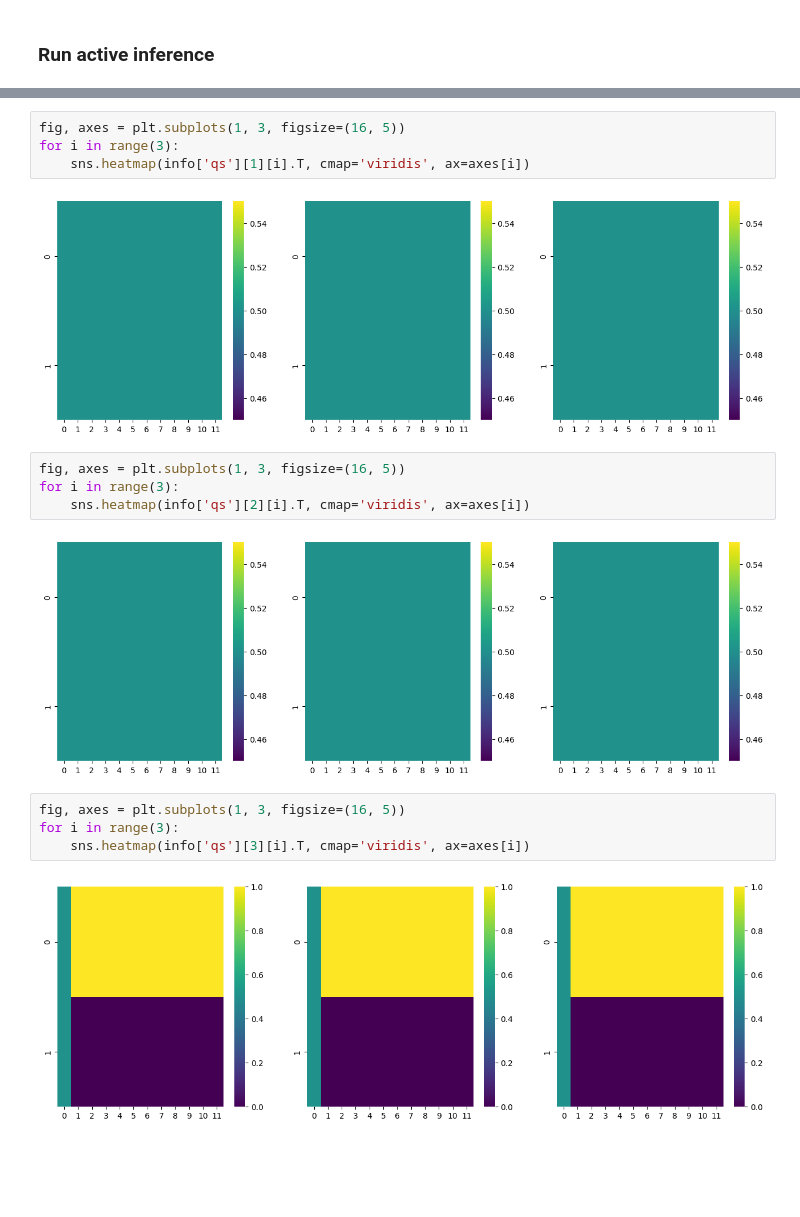
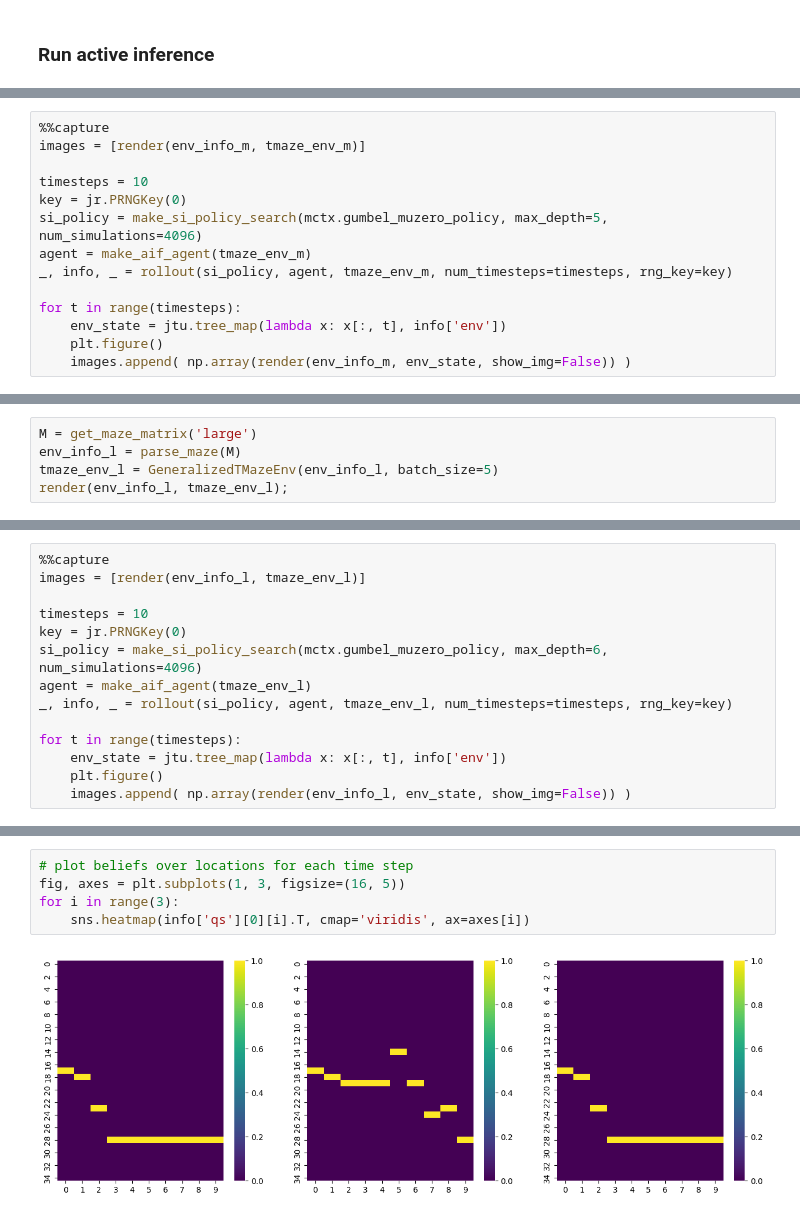
Before and after one commit to infer-actively/pymdp, a Jupyter notebook: examples/mcts/grid_world_demo.ipynb, the cells around one changed output, grey strips where cells are left out. Cells and saved outputs as stored; diff of their text form; blank space fills up the shorter version.

```diff
--- a/examples/mcts/grid_world_demo.ipynb
+++ b/examples/mcts/grid_world_demo.ipynb
@@ -238 +242,15 @@ _, info, _ = rollout(si_policy, agent, tmaze_env, num_timesteps=timesteps, rng_k
+# %%
+%%capture
+images = [render(env_info_m, tmaze_env_m)]
+
+timesteps = 10
+key = jr.PRNGKey(0)
+si_policy = make_si_policy_search(mctx.gumbel_muzero_policy, max_depth=5, num_simulations=4096)
+agent = make_aif_agent(tmaze_env_m)
+_, info, _ = rollout(si_policy, agent, tmaze_env_m, num_timesteps=timesteps, rng_key=key)
+
+for t in range(timesteps):
+    env_state = jtu.tree_map(lambda x: x[:, t], info['env'])
+    plt.figure()
+    images.append( np.array(render(env_info_m, env_state, show_img=False)) )
 # %%
@@ -252,0 +276,5 @@ for i in range(3):
+# %%
+M = get_maze_matrix('large')
+env_info_l = parse_maze(M)
+tmaze_env_l = GeneralizedTMazeEnv(env_info_l, batch_size=5)
+render(env_info_l, tmaze_env_l);
@@ -252,0 +283,14 @@ for i in range(3):
+# %%
+%%capture
+images = [render(env_info_l, tmaze_env_l)]
+
+timesteps = 10
+key = jr.PRNGKey(0)
+si_policy = make_si_policy_search(mctx.gumbel_muzero_policy, max_depth=6, num_simulations=4096)
+agent = make_aif_agent(tmaze_env_l)
+_, info, _ = rollout(si_policy, agent, tmaze_env_l, num_timesteps=timesteps, rng_key=key)
+
+for t in range(timesteps):
+    env_state = jtu.tree_map(lambda x: x[:, t], info['env'])
+    plt.figure()
+    images.append( np.array(render(env_info_l, env_state, show_img=False)) )
@@ -253,18 +304,7 @@ for i in range(3):
 # %%
+# plot beliefs over locations for each time step
 fig, axes = plt.subplots(1, 3, figsize=(16, 5))
 for i in range(3):
-    sns.heatmap(info['qs'][1][i].T, cmap='viridis', ax=axes[i])
+    sns.heatmap(info['qs'][0][i].T, cmap='viridis', ax=axes[i])
 # %% [output]
-[figure, old version]
+[figure, new version]
-# %%
-fig, axes = plt.subplots(1, 3, figsize=(16, 5))
-for i in range(3):
-    sns.heatmap(info['qs'][2][i].T, cmap='viridis', ax=axes[i])
-# %% [output]
-[figure, removed]
-# %%
-fig, axes = plt.subplots(1, 3, figsize=(16, 5))
-for i in range(3):
-    sns.heatmap(info['qs'][3][i].T, cmap='viridis', ax=axes[i])
-# %% [output]
-[figure, removed]
```
Also changed, not shown: parts of 23 cells of this notebook, 1 other file.
